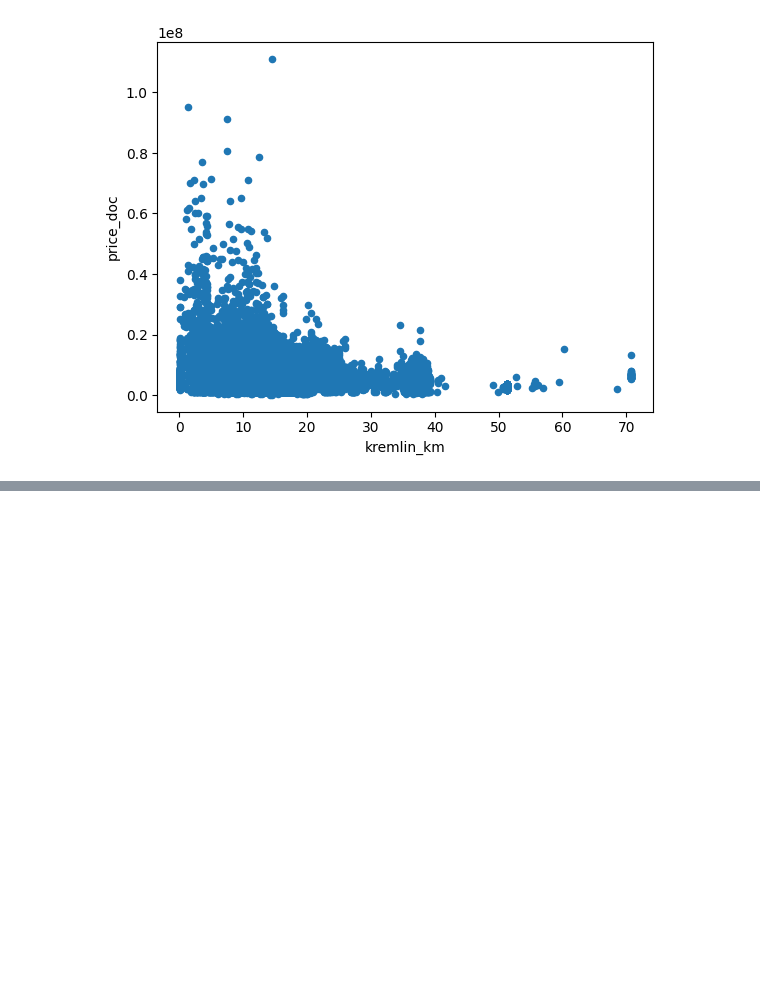
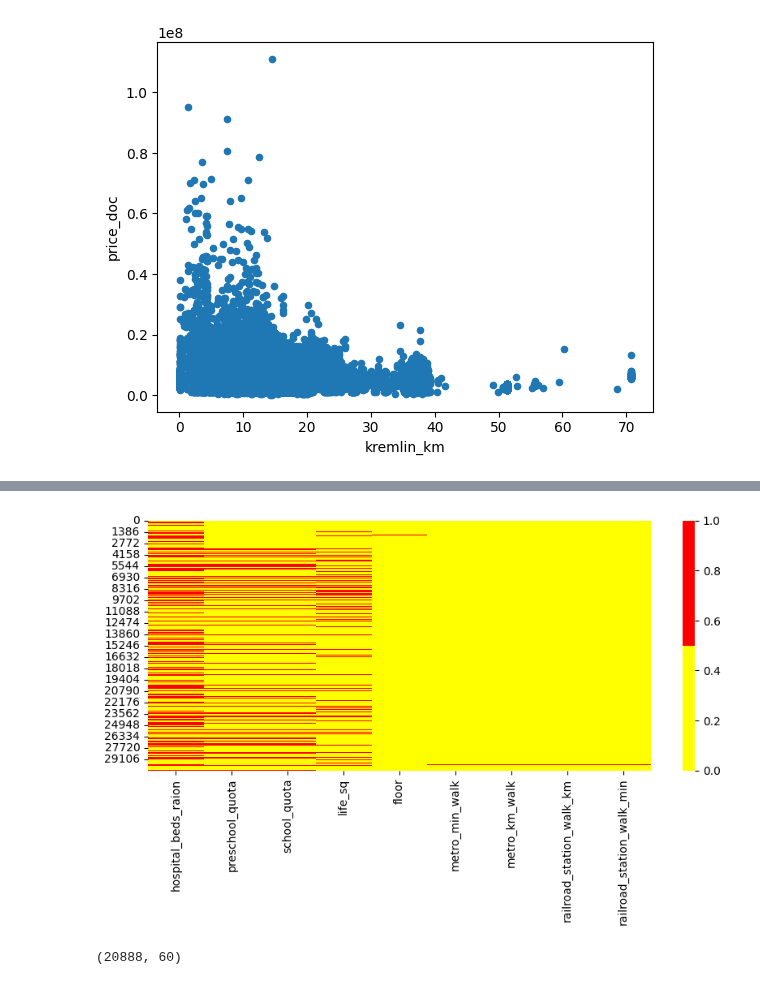
Before and after one commit to lesiveducation/DS_lesiv, a Jupyter notebook: PY14-Очистка данных/data/sberDLesiv.ipynb, the cells around one changed output, grey strips where cells are left out. Drawn from its saved outputs; the diff is of its cells as text; code cells hidden in the pictures; blank space fills up the shorter version.

```diff
--- a/PY14-Очистка данных/data/sberDLesiv.ipynb
+++ b/PY14-Очистка данных/data/sberDLesiv.ipynb
@@ -14,0 +47,19 @@ sber_data.plot(x= 'kremlin_km', y= 'price_doc', kind= 'scatter')
+# %%
+colors = ['yellow', 'red']
+fig= plt.figure(figsize=(10,4))
+cols= cols_with_null.index
+ax= sns.heatmap(
+    sber_data[cols].isnull(),
+    cmap=sns.color_palette(colors),
+)
+# %% [output]
+[figure, added]
+# %%
+drop_data = sber_data.copy() #создаем копию исходной таблицы
+thresh = drop_data.shape[0]*0.7 #задаем минимальный порог: вычисляем 70% от числа строк
+drop_data = drop_data.dropna(thresh=thresh, axis= 1)  #удаляем столбцы, в которых более 30% пропусков
+drop_data = drop_data.dropna(how='any', axis=0)  #удаляем записи, в которых есть хотя бы один пропуск
+drop_data.isnull().mean()  #отображаем результирующую долю пропусков
+print(drop_data.shape)
+# %% [output]
+(20888, 60)
```
Also changed, not shown: parts of 5 cells of this notebook.
